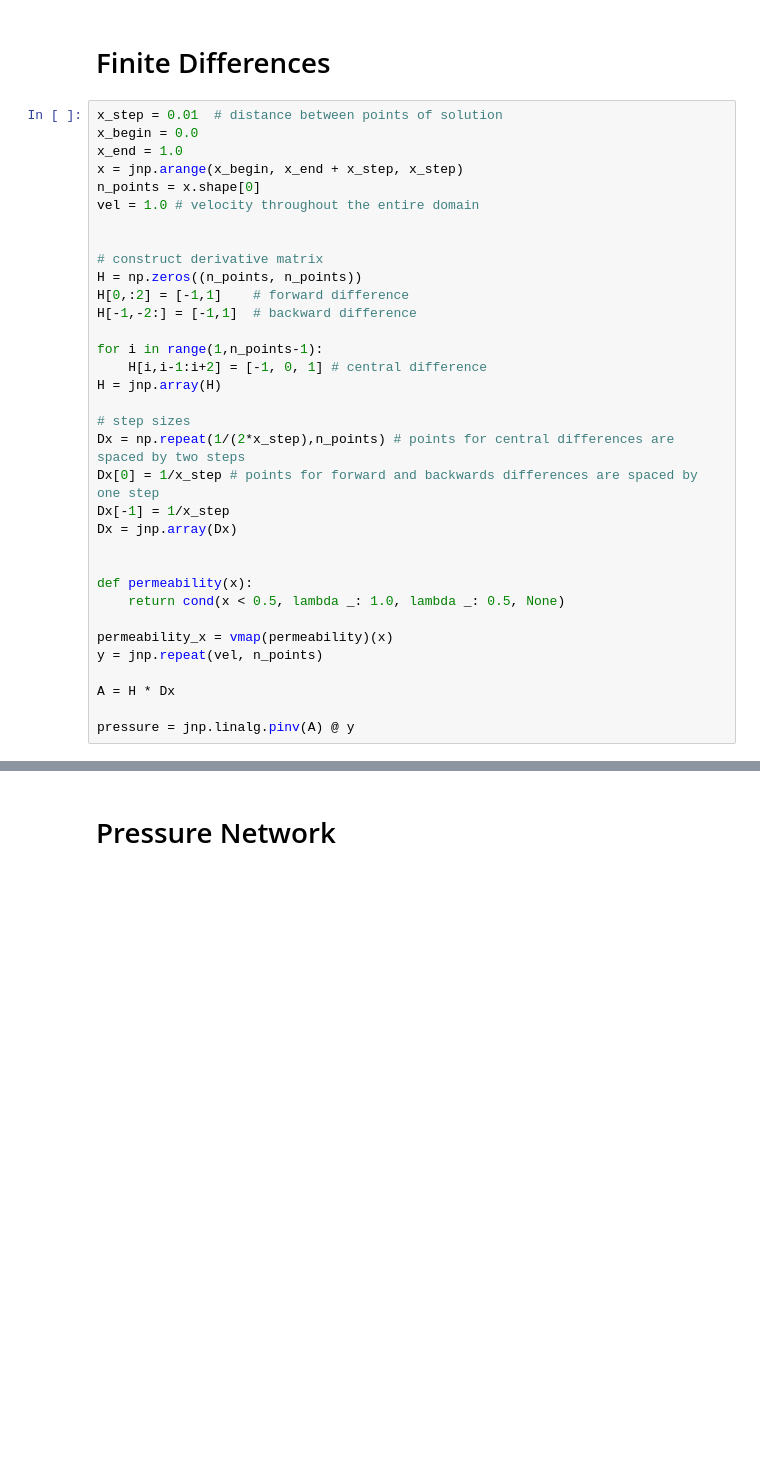
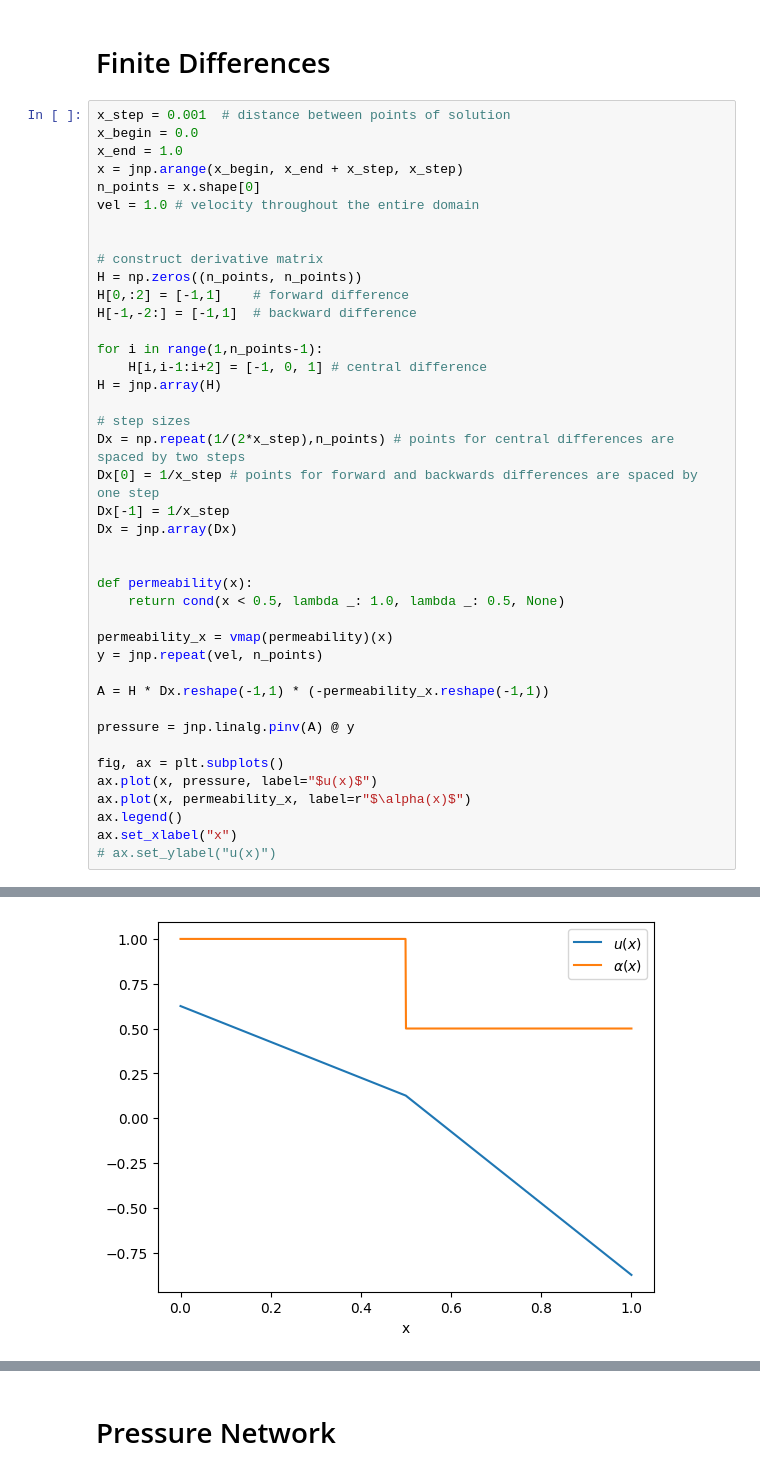
Before and after one commit to clegaard/reduced_order_models, a Jupyter notebook: experiments/1d_darcy.ipynb, the cells around one changed output, grey strips where cells are left out. Saved outputs shown, nothing was run; the diff lists cells and outputs as text; blank space fills up the shorter version.

```diff
--- a/experiments/1d_darcy.ipynb
+++ b/experiments/1d_darcy.ipynb
@@ -36,7 +36,7 @@ def net(parameters, x):
 # %% [markdown]
 # Finite Differences
 # %%
-x_step = 0.01  # distance between points of solution
+x_step = 0.001  # distance between points of solution
 x_begin = 0.0
 x_end = 1.0
 x = jnp.arange(x_begin, x_end + x_step, x_step)
@@ -66,7 +66,14 @@ def permeability(x):
 permeability_x = vmap(permeability)(x)
 y = jnp.repeat(vel, n_points)
 
-A = H * Dx
+A = H * Dx.reshape(-1,1) * (-permeability_x.reshape(-1,1))
 
 pressure = jnp.linalg.pinv(A) @ y
+
+fig, ax = plt.subplots()
+ax.plot(x, pressure, label="$u(x)$")
+ax.plot(x, permeability_x, label=r"$\alpha(x)$")
+ax.legend()
+ax.set_xlabel("x")
+# ax.set_ylabel("u(x)")
 # %% [output]
@@ -73,0 +81 @@ ValueError: not enough values to unpack (expected 2, got 1)
+[figure, added]
```
Also changed, not shown: parts of 4 cells of this notebook.
